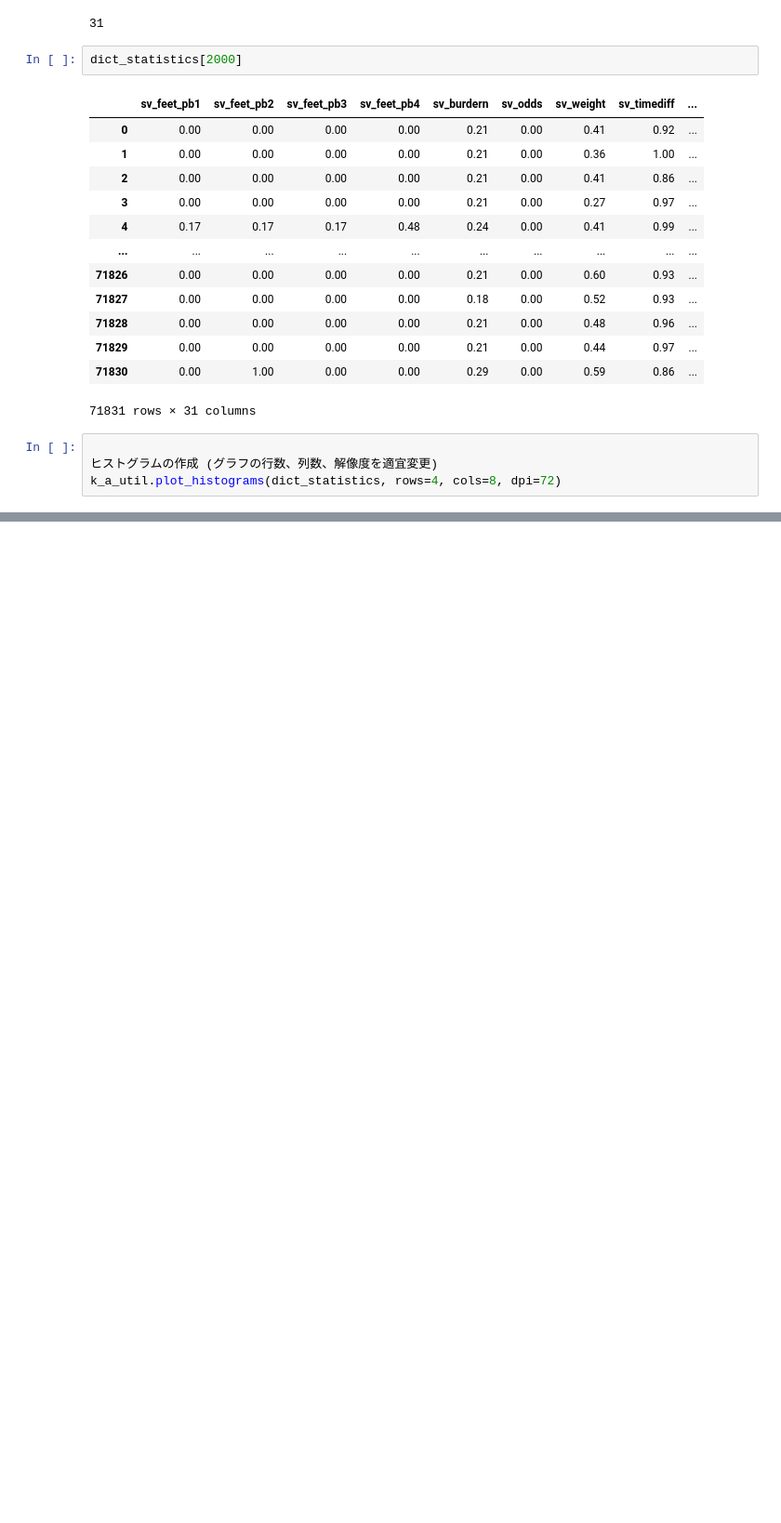
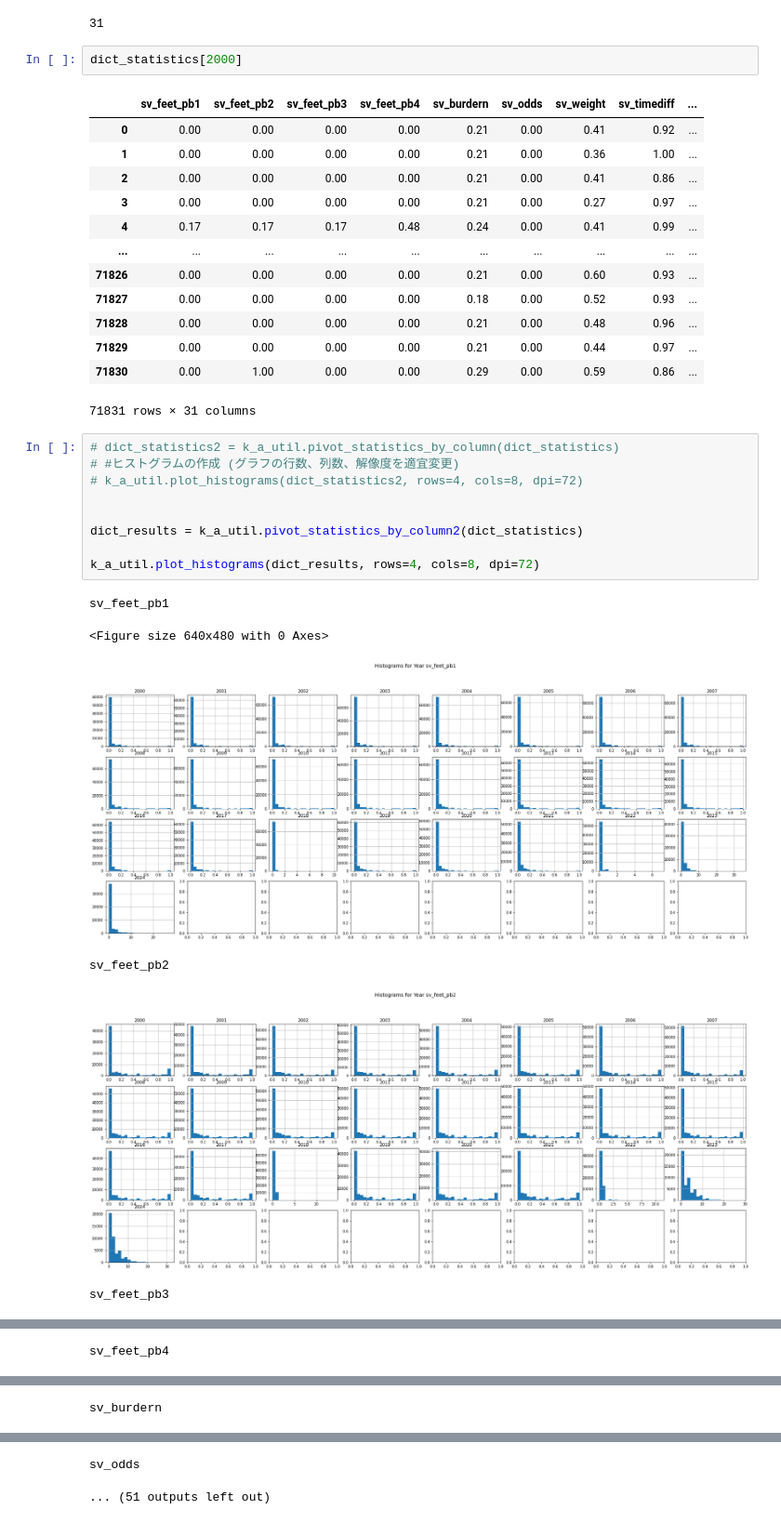
Before and after one commit to keeponing/py2_aider, a Jupyter notebook: 02_ヒストグラム/02_03_StatisticsVariables_ヒストグラム.ipynb, the cells around one changed output, grey strips where cells are left out. Shown at 93% size. Drawn from its saved outputs; the diff is of its cells as text; blank space fills up the shorter version.

```diff
--- a/02_ヒストグラム/02_03_StatisticsVariables_ヒストグラム.ipynb
+++ b/02_ヒストグラム/02_03_StatisticsVariables_ヒストグラム.ipynb
@@ -81,6 +83,18 @@ dict_statistics[2000]
 | 71830 | 0.00 | 1.00 | 0.00 | 0.00 | 0.29 | 0.00 | 0.59 | 0.86 | ... |
 71831 rows × 31 columns
 # %%
+# dict_statistics2 = k_a_util.pivot_statistics_by_column(dict_statistics)
+# #ヒストグラムの作成 (グラフの行数、列数、解像度を適宜変更)
+# k_a_util.plot_histograms(dict_statistics2, rows=4, cols=8, dpi=72)
 
-ヒストグラムの作成 (グラフの行数、列数、解像度を適宜変更)
-k_a_util.plot_histograms(dict_statistics, rows=4, cols=8, dpi=72)
+
+dict_results = k_a_util.pivot_statistics_by_column2(dict_statistics)
+
+k_a_util.plot_histograms(dict_results, rows=4, cols=8, dpi=72)
+# %% [output]
+sv_feet_pb1
+<Figure size 640x480 with 0 Axes>
+[figure, added]
+sv_feet_pb2
+[figure, added]
+sv_feet_pb3
@@ -86,0 +102 @@ k_a_util.plot_histograms(dict_statistics, rows=4, cols=8, dpi=72)
+sv_feet_pb4
@@ -86,0 +104 @@ k_a_util.plot_histograms(dict_statistics, rows=4, cols=8, dpi=72)
+sv_burdern
@@ -86,0 +106,2 @@ k_a_util.plot_histograms(dict_statistics, rows=4, cols=8, dpi=72)
+sv_odds
+... (51 outputs left out)
```
Also changed, not shown: parts of 3 cells of this notebook.
